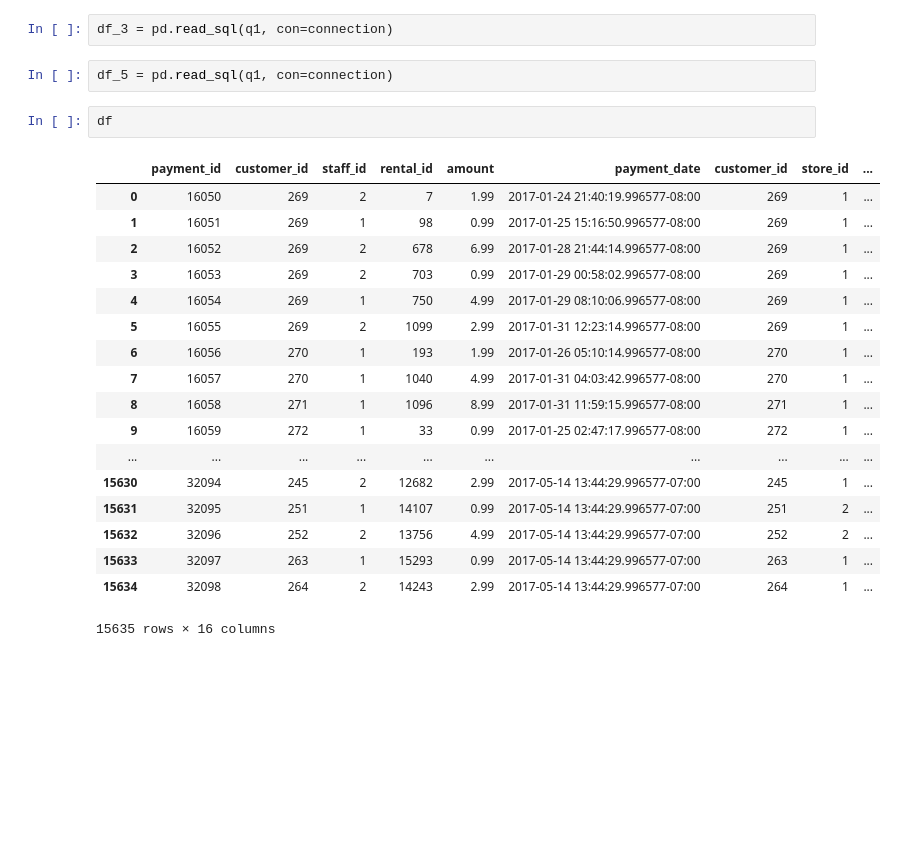
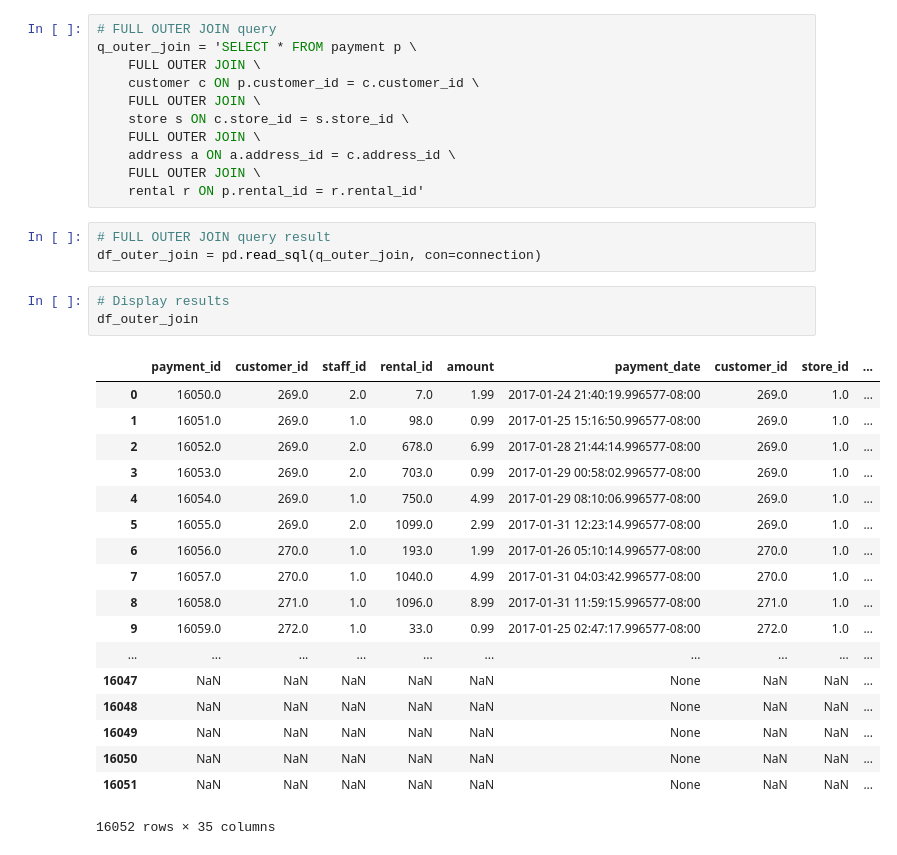
Before and after one commit to robnewman/quilt-pagila-data, a Jupyter notebook: notebooks/0.1-robnewman-pagila.ipynb, the cells around one changed output. Cells and saved outputs as stored; diff of their text form; blank space fills up the shorter version.

```diff
--- a/notebooks/0.1-robnewman-pagila.ipynb
+++ b/notebooks/0.1-robnewman-pagila.ipynb
@@ -27,25 +34,36 @@ df_2 = pd.read_sql(q1, con=connection)
-# %%
-df_3 = pd.read_sql(q1, con=connection)
-# %%
-df_5 = pd.read_sql(q1, con=connection)
-# %%
-df
-# %% [output]
-|  | payment_id | customer_id | staff_id | rental_id | amount | payment_date | customer_id | store_id | ... |
-| 0 | 16050 | 269 | 2 | 7 | 1.99 | 2017-01-24 21:40:19.996577-08:00 | 269 | 1 | ... |
-| 1 | 16051 | 269 | 1 | 98 | 0.99 | 2017-01-25 15:16:50.996577-08:00 | 269 | 1 | ... |
-| 2 | 16052 | 269 | 2 | 678 | 6.99 | 2017-01-28 21:44:14.996577-08:00 | 269 | 1 | ... |
-| 3 | 16053 | 269 | 2 | 703 | 0.99 | 2017-01-29 00:58:02.996577-08:00 | 269 | 1 | ... |
-| 4 | 16054 | 269 | 1 | 750 | 4.99 | 2017-01-29 08:10:06.996577-08:00 | 269 | 1 | ... |
-| 5 | 16055 | 269 | 2 | 1099 | 2.99 | 2017-01-31 12:23:14.996577-08:00 | 269 | 1 | ... |
-| 6 | 16056 | 270 | 1 | 193 | 1.99 | 2017-01-26 05:10:14.996577-08:00 | 270 | 1 | ... |
-| 7 | 16057 | 270 | 1 | 1040 | 4.99 | 2017-01-31 04:03:42.996577-08:00 | 270 | 1 | ... |
-| 8 | 16058 | 271 | 1 | 1096 | 8.99 | 2017-01-31 11:59:15.996577-08:00 | 271 | 1 | ... |
-| 9 | 16059 | 272 | 1 | 33 | 0.99 | 2017-01-25 02:47:17.996577-08:00 | 272 | 1 | ... |
-| ... | ... | ... | ... | ... | ... | ... | ... | ... | ... |
-| 15630 | 32094 | 245 | 2 | 12682 | 2.99 | 2017-05-14 13:44:29.996577-07:00 | 245 | 1 | ... |
-| 15631 | 32095 | 251 | 1 | 14107 | 0.99 | 2017-05-14 13:44:29.996577-07:00 | 251 | 2 | ... |
-| 15632 | 32096 | 252 | 2 | 13756 | 4.99 | 2017-05-14 13:44:29.996577-07:00 | 252 | 2 | ... |
-| 15633 | 32097 | 263 | 1 | 15293 | 0.99 | 2017-05-14 13:44:29.996577-07:00 | 263 | 1 | ... |
-| 15634 | 32098 | 264 | 2 | 14243 | 2.99 | 2017-05-14 13:44:29.996577-07:00 | 264 | 1 | ... |
-15635 rows × 16 columns
+# %%
+# FULL OUTER JOIN query
+q_outer_join = 'SELECT * FROM payment p \
+    FULL OUTER JOIN \
+    customer c ON p.customer_id = c.customer_id \
+    FULL OUTER JOIN \
+    store s ON c.store_id = s.store_id \
+    FULL OUTER JOIN \
+    address a ON a.address_id = c.address_id \
+    FULL OUTER JOIN \
+    rental r ON p.rental_id = r.rental_id'
+# %%
+# FULL OUTER JOIN query result
+df_outer_join = pd.read_sql(q_outer_join, con=connection)
+# %%
+# Display results
+df_outer_join
+# %% [output]
+|  | payment_id | customer_id | staff_id | rental_id | amount | payment_date | customer_id | store_id | ... |
+| 0 | 16050.0 | 269.0 | 2.0 | 7.0 | 1.99 | 2017-01-24 21:40:19.996577-08:00 | 269.0 | 1.0 | ... |
+| 1 | 16051.0 | 269.0 | 1.0 | 98.0 | 0.99 | 2017-01-25 15:16:50.996577-08:00 | 269.0 | 1.0 | ... |
+| 2 | 16052.0 | 269.0 | 2.0 | 678.0 | 6.99 | 2017-01-28 21:44:14.996577-08:00 | 269.0 | 1.0 | ... |
+| 3 | 16053.0 | 269.0 | 2.0 | 703.0 | 0.99 | 2017-01-29 00:58:02.996577-08:00 | 269.0 | 1.0 | ... |
+| 4 | 16054.0 | 269.0 | 1.0 | 750.0 | 4.99 | 2017-01-29 08:10:06.996577-08:00 | 269.0 | 1.0 | ... |
+| 5 | 16055.0 | 269.0 | 2.0 | 1099.0 | 2.99 | 2017-01-31 12:23:14.996577-08:00 | 269.0 | 1.0 | ... |
+| 6 | 16056.0 | 270.0 | 1.0 | 193.0 | 1.99 | 2017-01-26 05:10:14.996577-08:00 | 270.0 | 1.0 | ... |
+| 7 | 16057.0 | 270.0 | 1.0 | 1040.0 | 4.99 | 2017-01-31 04:03:42.996577-08:00 | 270.0 | 1.0 | ... |
+| 8 | 16058.0 | 271.0 | 1.0 | 1096.0 | 8.99 | 2017-01-31 11:59:15.996577-08:00 | 271.0 | 1.0 | ... |
+| 9 | 16059.0 | 272.0 | 1.0 | 33.0 | 0.99 | 2017-01-25 02:47:17.996577-08:00 | 272.0 | 1.0 | ... |
+| ... | ... | ... | ... | ... | ... | ... | ... | ... | ... |
+| 16047 | NaN | NaN | NaN | NaN | NaN | None | NaN | NaN | ... |
+| 16048 | NaN | NaN | NaN | NaN | NaN | None | NaN | NaN | ... |
+| 16049 | NaN | NaN | NaN | NaN | NaN | None | NaN | NaN | ... |
+| 16050 | NaN | NaN | NaN | NaN | NaN | None | NaN | NaN | ... |
+| 16051 | NaN | NaN | NaN | NaN | NaN | None | NaN | NaN | ... |
+16052 rows × 35 columns
```
Also changed, not shown: parts of 11 cells of this notebook, 6 other files.
